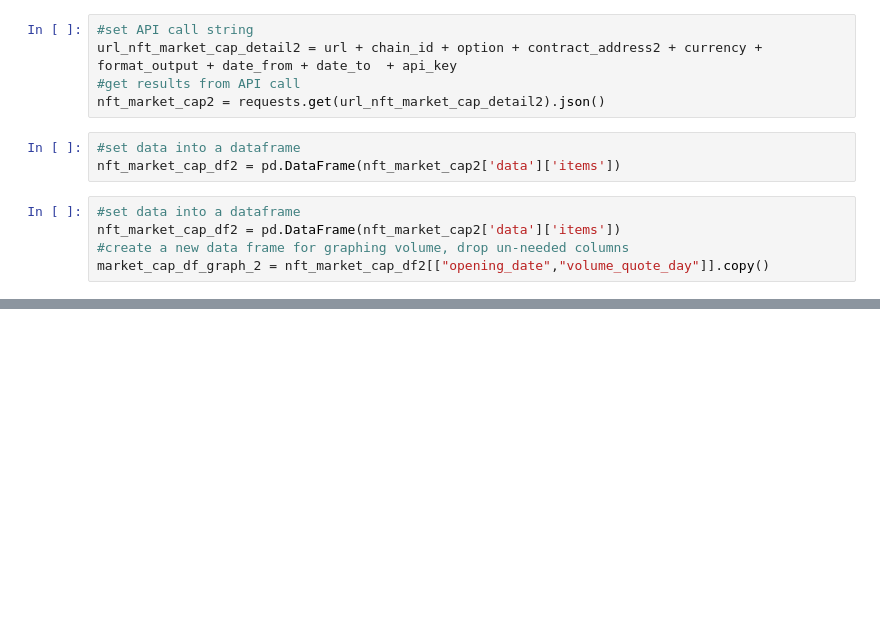
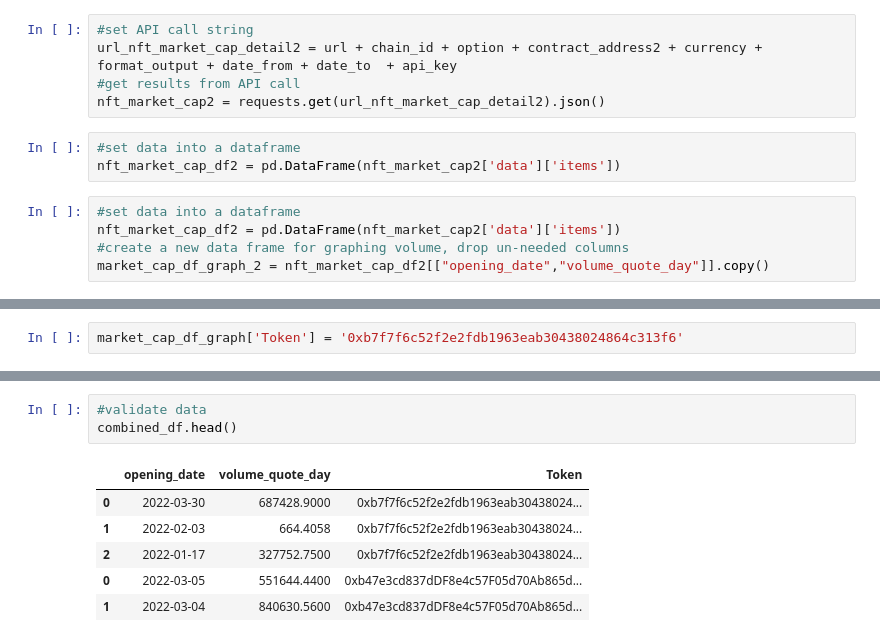
Before and after one commit to mmsaki/nft-trading-analysis, a Jupyter notebook: cryptopunks.ipynb, the cells around one changed output, grey strips where cells are left out. Saved outputs shown, nothing was run; the diff lists cells and outputs as text; blank space fills up the shorter version.

```diff
--- a/cryptopunks.ipynb
+++ b/cryptopunks.ipynb
@@ -273,0 +340,2 @@ market_cap_df_graph_2.hvplot.bar(
+# %%
+market_cap_df_graph['Token'] = '0xb7f7f6c52f2e2fdb1963eab30438024864c313f6'
@@ -273,0 +363,10 @@ market_cap_df_graph_2.hvplot.bar(
+# %%
+#validate data
+combined_df.head()
+# %% [output]
+|  | opening_date | volume_quote_day | Token |
+| 0 | 2022-03-30 | 687428.9000 | 0xb7f7f6c52f2e2fdb1963eab30438024... |
+| 1 | 2022-02-03 | 664.4058 | 0xb7f7f6c52f2e2fdb1963eab30438024... |
+| 2 | 2022-01-17 | 327752.7500 | 0xb7f7f6c52f2e2fdb1963eab30438024... |
+| 0 | 2022-03-05 | 551644.4400 | 0xb47e3cd837dDF8e4c57F05d70Ab865d... |
+| 1 | 2022-03-04 | 840630.5600 | 0xb47e3cd837dDF8e4c57F05d70Ab865d... |
```
Also changed, not shown: parts of 10 cells of this notebook.
